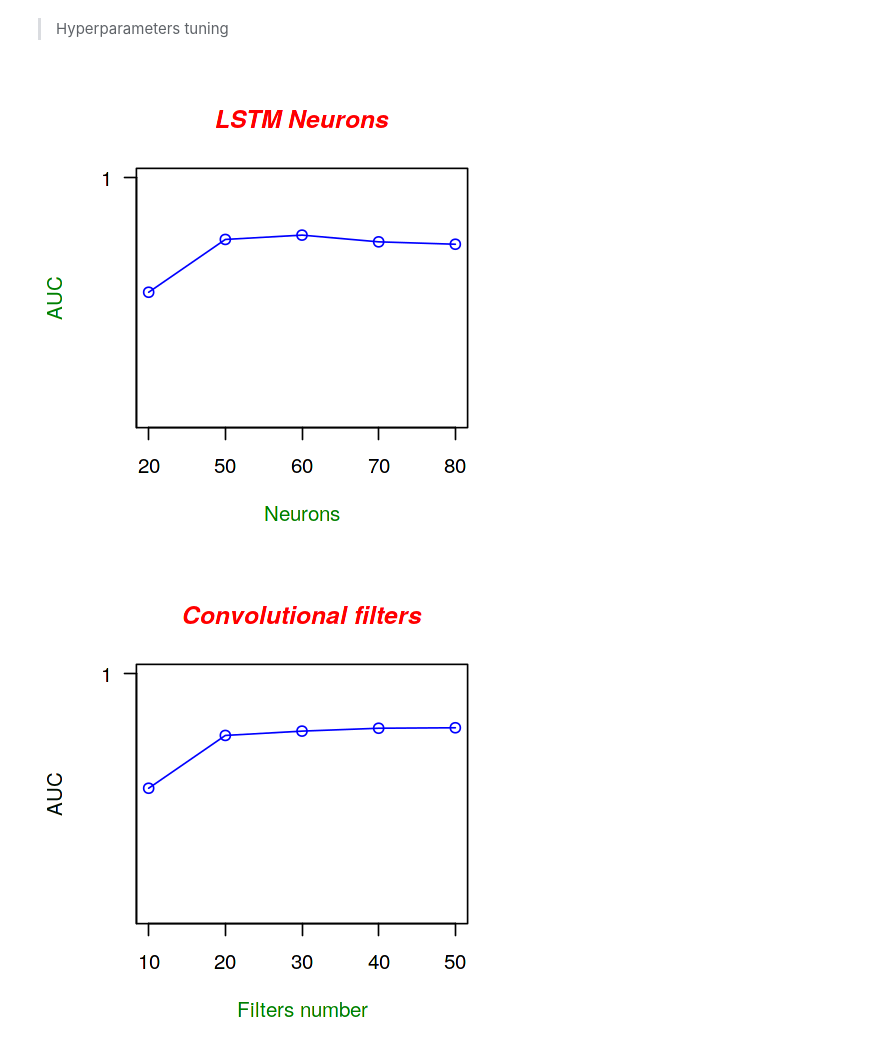
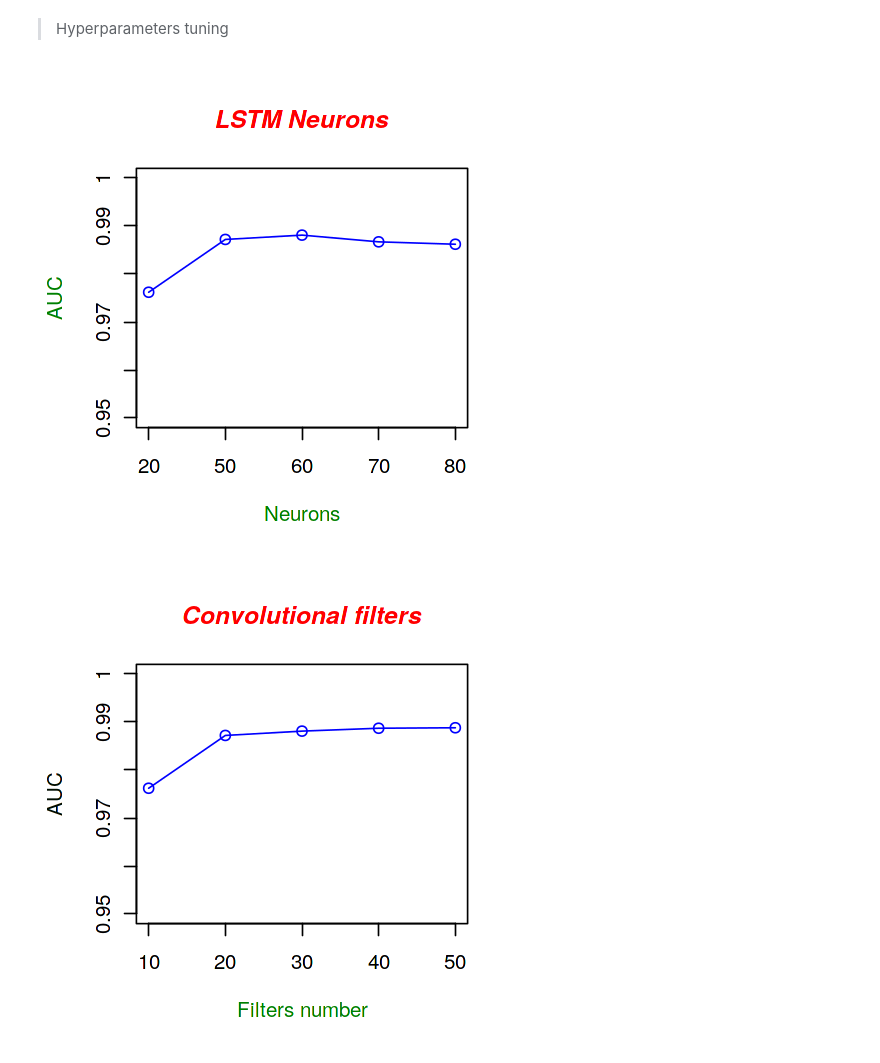
Before and after one commit to johnsmithm/toxic-comment-classification, a Jupyter notebook: notebook.ipynb, the cells around one changed output. Drawn from its saved outputs; the diff is of its cells as text; code cells hidden in the pictures.

```diff
--- a/notebook.ipynb
+++ b/notebook.ipynb
@@ -534,22 +531,23 @@ do.call(grid.arrange,p)
 # %%
 options(repr.plot.width=4,repr.plot.height=4)
 aucs <- c(0.9762, 0.9872, 0.9881, 0.9867, 0.9862)
 
 g_range <- range(0.95, 1)
 
 plot(aucs, type="o", col="blue", ylim=g_range,
    axes=FALSE, ann=FALSE)
 
 axis(1, at=1:5, lab=c("20","50","60","70","80"))
 
-axis(2, las=1, at=1*0:g_range[2])
+ticks<-c(0.95,0.96,0.97,0.98,0.99,1)
+axis(2,at=ticks,labels=ticks)
 box()
 title(main="LSTM Neurons", col.main="red", font.main=4)
 
 title(xlab="Neurons", col.lab=rgb(0,0.5,0))
 title(ylab="AUC", col.lab=rgb(0,0.5,0))
 # %% [output]
-[figure, old version]
+[figure, new version]
 # %%
 options(repr.plot.width=4,repr.plot.height=4)
 aucs <- c(0.9762, 0.9872, 0.9881, 0.9887, 0.9888)
@@ -560,11 +558,13 @@ plot(aucs, type="o", col="blue", ylim=g_range,
 
 axis(1, at=1:5, lab=c("10","20","30","40","50"))
 
-axis(2, las=1, at=1*0:g_range[2])
+ticks<-c(0.95,0.96,0.97,0.98,0.99,1)
+axis(2,at=ticks,labels=ticks)
+
 box()
 title(main="Convolutional filters", col.main="red", font.main=4)
 
 title(xlab="Filters number", col.lab=rgb(0,0.5,0))
 title(ylab="AUC", col.lab=rgb(0,0.05,0))
 # %% [output]
-[figure, old version]
+[figure, new version]
```
Also changed, not shown: parts of 2 cells of this notebook.
